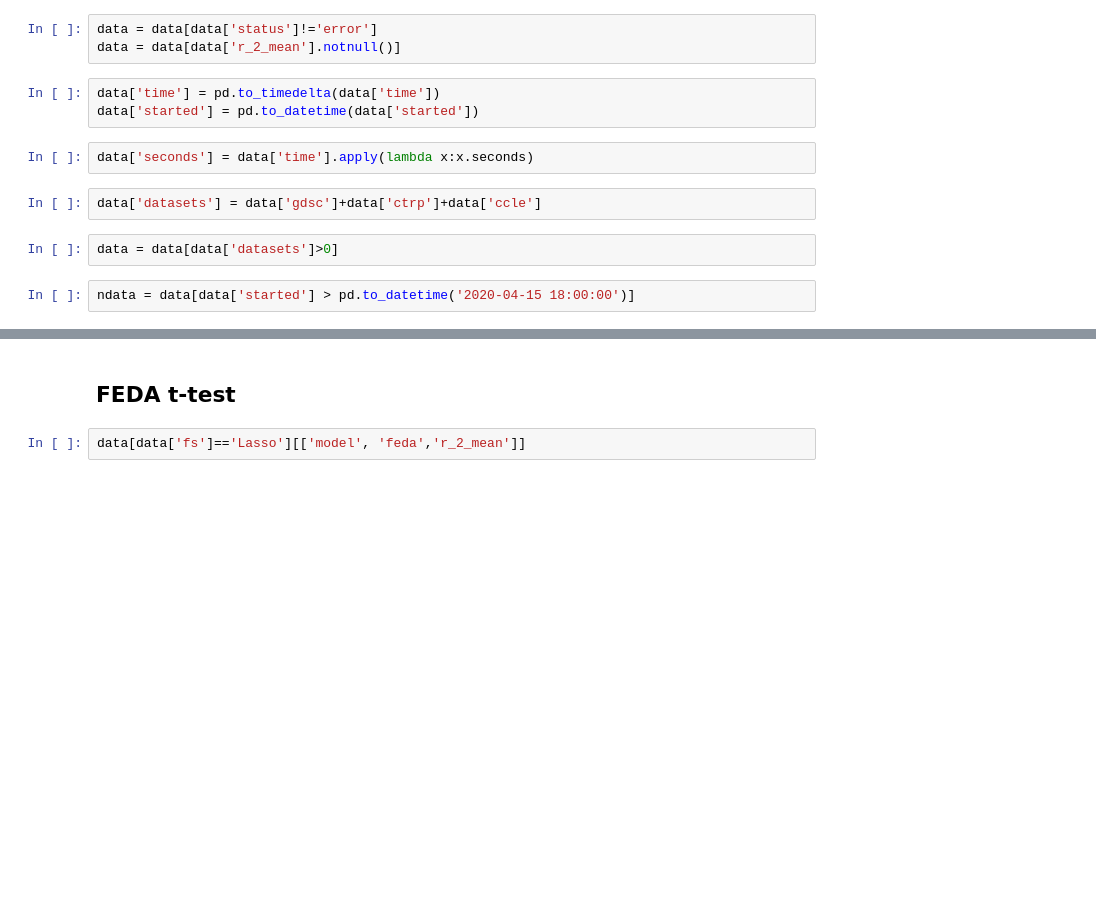
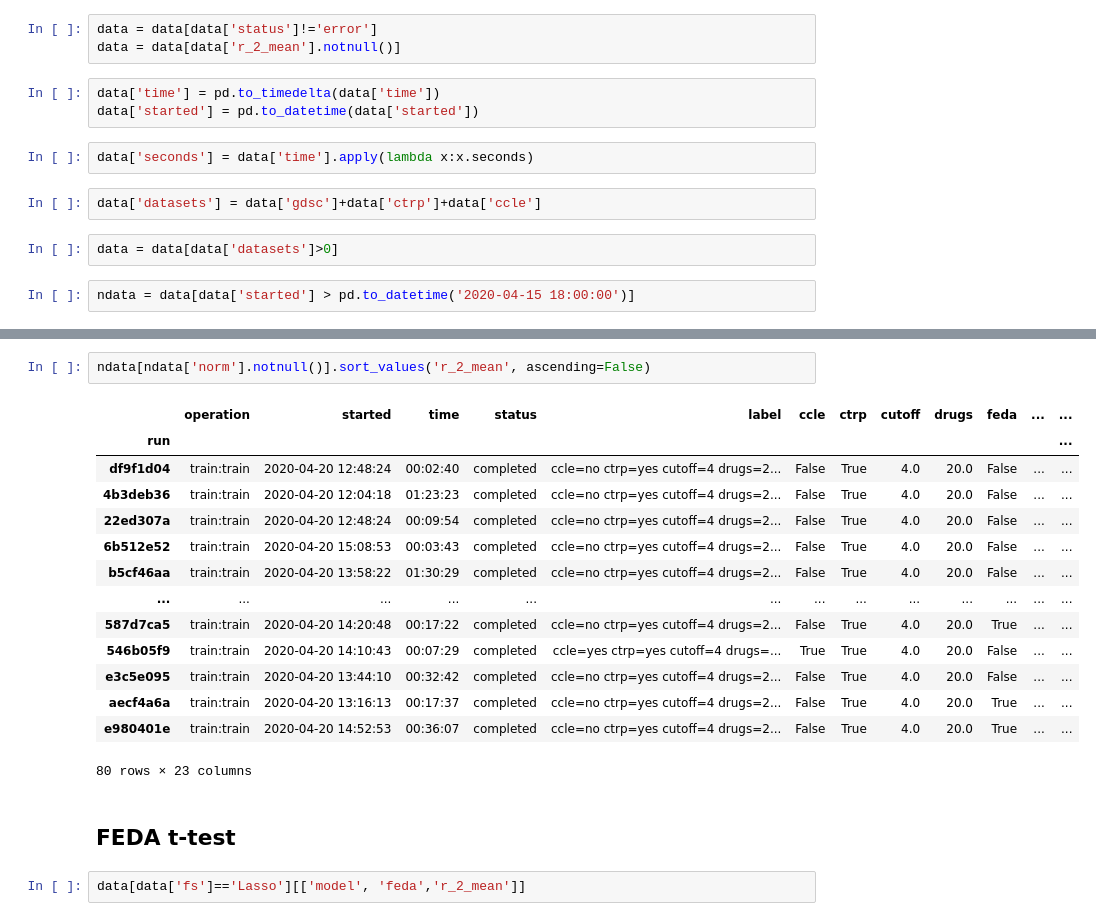
Before and after one commit to lucas-ubm/phc-data-pipeline, a Jupyter notebook: Ranalysis.ipynb, the cells around one changed output, grey strips where cells are left out. Cells and saved outputs as stored; diff of their text form; blank space fills up the shorter version.

```diff
--- a/Ranalysis.ipynb
+++ b/Ranalysis.ipynb
@@ -49,3 +69,20 @@ data.describe()
+# %%
+ndata[ndata['norm'].notnull()].sort_values('r_2_mean', ascending=False)
+# %% [output]
+|  | operation | started | time | status | label | ccle | ctrp | cutoff | drugs | feda | ... | ... |
+| run |  |  |  |  |  |  |  |  |  |  |  | ... |
+| df9f1d04 | train:train | 2020-04-20 12:48:24 | 00:02:40 | completed | ccle=no ctrp=yes cutoff=4 drugs=2... | False | True | 4.0 | 20.0 | False | ... | ... |
+| 4b3deb36 | train:train | 2020-04-20 12:04:18 | 01:23:23 | completed | ccle=no ctrp=yes cutoff=4 drugs=2... | False | True | 4.0 | 20.0 | False | ... | ... |
+| 22ed307a | train:train | 2020-04-20 12:48:24 | 00:09:54 | completed | ccle=no ctrp=yes cutoff=4 drugs=2... | False | True | 4.0 | 20.0 | False | ... | ... |
+| 6b512e52 | train:train | 2020-04-20 15:08:53 | 00:03:43 | completed | ccle=no ctrp=yes cutoff=4 drugs=2... | False | True | 4.0 | 20.0 | False | ... | ... |
+| b5cf46aa | train:train | 2020-04-20 13:58:22 | 01:30:29 | completed | ccle=no ctrp=yes cutoff=4 drugs=2... | False | True | 4.0 | 20.0 | False | ... | ... |
+| ... | ... | ... | ... | ... | ... | ... | ... | ... | ... | ... | ... | ... |
+| 587d7ca5 | train:train | 2020-04-20 14:20:48 | 00:17:22 | completed | ccle=no ctrp=yes cutoff=4 drugs=2... | False | True | 4.0 | 20.0 | True | ... | ... |
+| 546b05f9 | train:train | 2020-04-20 14:10:43 | 00:07:29 | completed | ccle=yes ctrp=yes cutoff=4 drugs=... | True | True | 4.0 | 20.0 | False | ... | ... |
+| e3c5e095 | train:train | 2020-04-20 13:44:10 | 00:32:42 | completed | ccle=no ctrp=yes cutoff=4 drugs=2... | False | True | 4.0 | 20.0 | False | ... | ... |
+| aecf4a6a | train:train | 2020-04-20 13:16:13 | 00:17:37 | completed | ccle=no ctrp=yes cutoff=4 drugs=2... | False | True | 4.0 | 20.0 | True | ... | ... |
+| e980401e | train:train | 2020-04-20 14:52:53 | 00:36:07 | completed | ccle=no ctrp=yes cutoff=4 drugs=2... | False | True | 4.0 | 20.0 | True | ... | ... |
+80 rows × 23 columns
 # %% [markdown]
 ## FEDA t-test
 # %%
```
Also changed, not shown: parts of 20 cells of this notebook, 4 other files.
